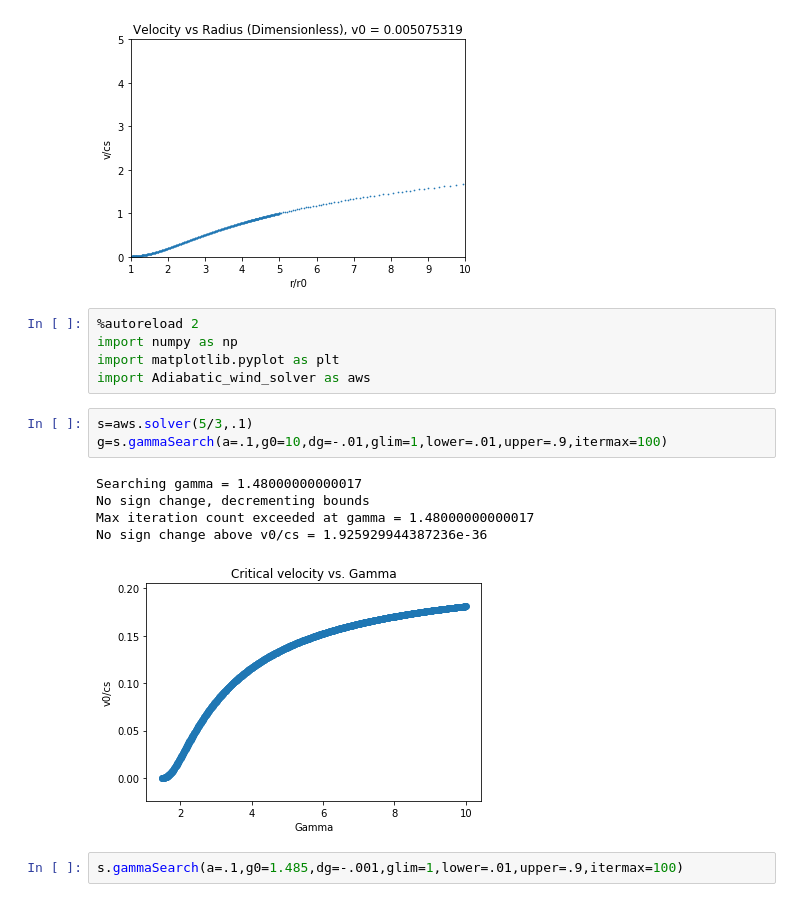
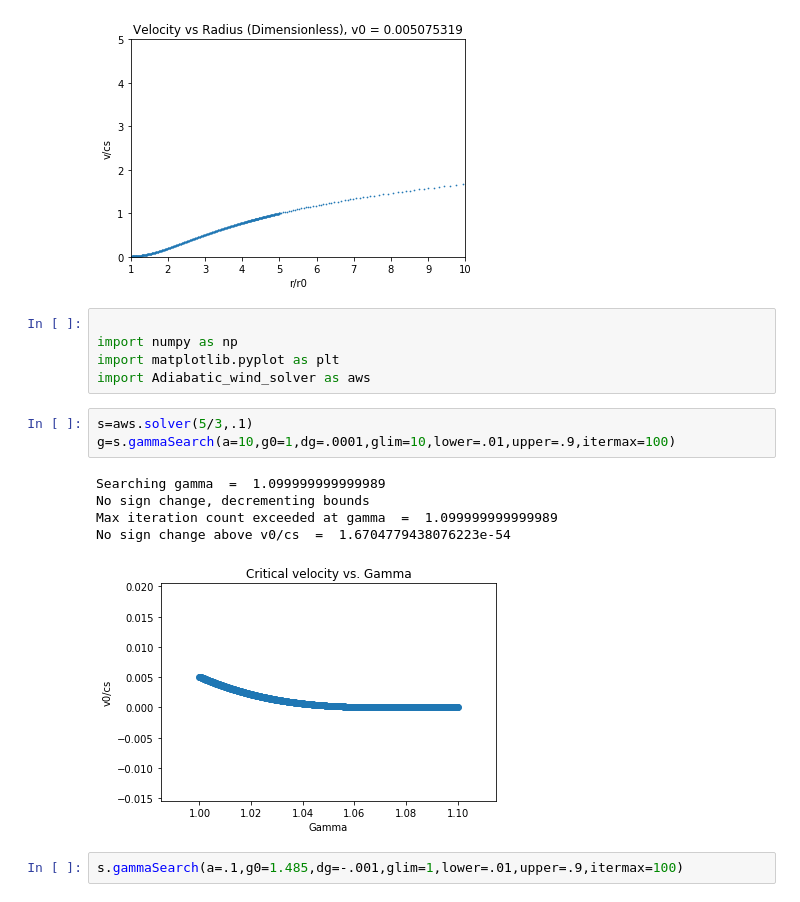
Before and after one commit to bnevs88/neutrino-winds, a Jupyter notebook: neutrino-winds/Adiabatic_wind_solver.ipynb, the cells around one changed output. Cells and saved outputs as stored; diff of their text form.

```diff
--- a/neutrino-winds/Adiabatic_wind_solver.ipynb
+++ b/neutrino-winds/Adiabatic_wind_solver.ipynb
@@ -43,19 +43,19 @@ s.makePlot(v0avg,AV=True,xrange=10);
 # %% [output]
 [figure]
 # %%
-%autoreload 2
+
 import numpy as np
 import matplotlib.pyplot as plt
 import Adiabatic_wind_solver as aws
 # %%
 s=aws.solver(5/3,.1)
-g=s.gammaSearch(a=.1,g0=10,dg=-.01,glim=1,lower=.01,upper=.9,itermax=100)
+g=s.gammaSearch(a=10,g0=1,dg=.0001,glim=10,lower=.01,upper=.9,itermax=100)
 # %% [output]
-Searching gamma = 1.48000000000017
+Searching gamma  =  1.099999999999989
 No sign change, decrementing bounds
-Max iteration count exceeded at gamma = 1.48000000000017
-No sign change above v0/cs = 1.925929944387236e-36
+Max iteration count exceeded at gamma  =  1.099999999999989
+No sign change above v0/cs  =  1.6704779438076223e-54
-[figure, old version]
+[figure, new version]
 # %%
 s.gammaSearch(a=.1,g0=1.485,dg=-.001,glim=1,lower=.01,upper=.9,itermax=100)
 # %% [output]
```
Also changed, not shown: 17 other files.
